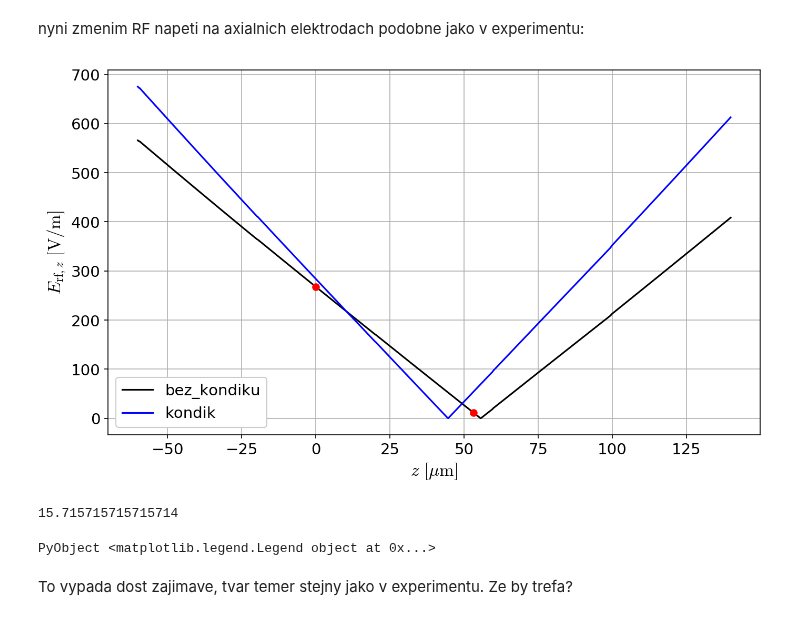
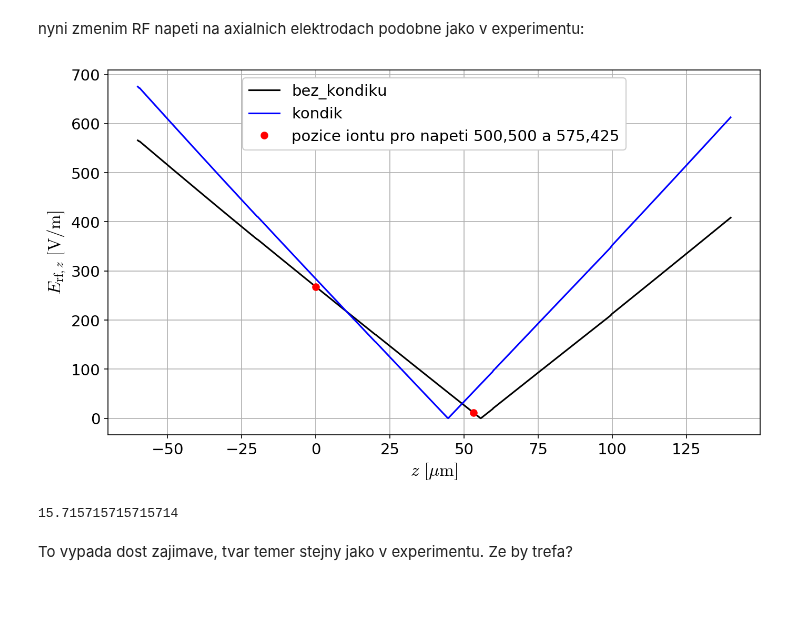
Before and after one commit to dvadlejch/Julia_vypocty_diplomka, a Jupyter notebook: axial_E_field/axialni_E_obecne_numdata_vsechnyel.ipynb, the cells around one changed output. Cells and saved outputs as stored; diff of their text form; code cells hidden in the pictures.

```diff
--- a/axial_E_field/axialni_E_obecne_numdata_vsechnyel.ipynb
+++ b/axial_E_field/axialni_E_obecne_numdata_vsechnyel.ipynb
@@ -277,37 +277,40 @@ z_pos_iont = z_range[min_ind] # pozice iontu
 #poloha uzlu RF pole
 z_rf_node = z_range[ argmin(E_rf_amp) ]
 print(z_rf_node*1e3)
 
 # plot
 #plot
 my_dpi = 150
 siz = 100
 sizex = 16*siz
 sizey = 9*siz
 
 figure(figsize=(sizex/my_dpi, sizey/my_dpi), dpi=my_dpi)
 
 x=gca()
 
 #line1 = x.plot(z_data[convert(Int64,round(leng_data/4)):convert(Int64,round(3*leng_data/4))]*1e3,
 #    E_rf_amp[convert(Int64,round(leng_data/4)):convert(Int64,round(3*leng_data/4))], color="black", label="E_rad")
 
 line1 = x.plot((z_range.-z_pos_iont[2])*1e3,E_rf_amp, color="black", label="bez_kondiku")
 # line2 = x.plot(z_pos_iont*1e3, E_rf_amp[min_ind], "o", color="red")
 line3 = x.plot((z_range.-z_pos_iont[2])*1e3, E_rf_amp_aux, color="blue", label="kondik")
-line2 = x.plot((z_pos_iont.-z_pos_iont[2])*1e3, E_rf_amp[min_ind], "o", color="red")
+line2 = x.plot((z_pos_iont.-z_pos_iont[2])*1e3, E_rf_amp[min_ind], "o", color="red", label="pozice iontu pro napeti 500,500 a 575,425")
 #line4 = x.plot(z_range*1e3, abs.(E_field_ax_dc))
 #     E_rf_amp_aux[round(Int64,1*leng_data/3):round(Int64,2*leng_data/3)], color="blue", label="E_z")
 
 x.set_xlabel(L"z \,\, \rm{[\rm{\mu} m]}", fontsize=16)
 x.set_ylabel(L"E_{\rm{rf},\it{z}} \, \, \rm{[V/m]}", fontsize=16)
 
 x.grid()
 x.legend(framealpha=1)
+
+
+savefig("/home/dan/diplomka_winfiles/Julia_vypocty_diplomka/axial_E_field/axial_E_field_bezcond_cond.png",
+           bbox_inches="tight")
 # %% [output]
-[figure, old version]
+[figure, new version]
 15.715715715715714
-PyObject <matplotlib.legend.Legend object at 0x...>
 # %% [markdown]
 To vypada dost zajimave, tvar temer stejny jako v experimentu. Ze by trefa?
 # %%
```
Also changed, not shown: 11 other files.
